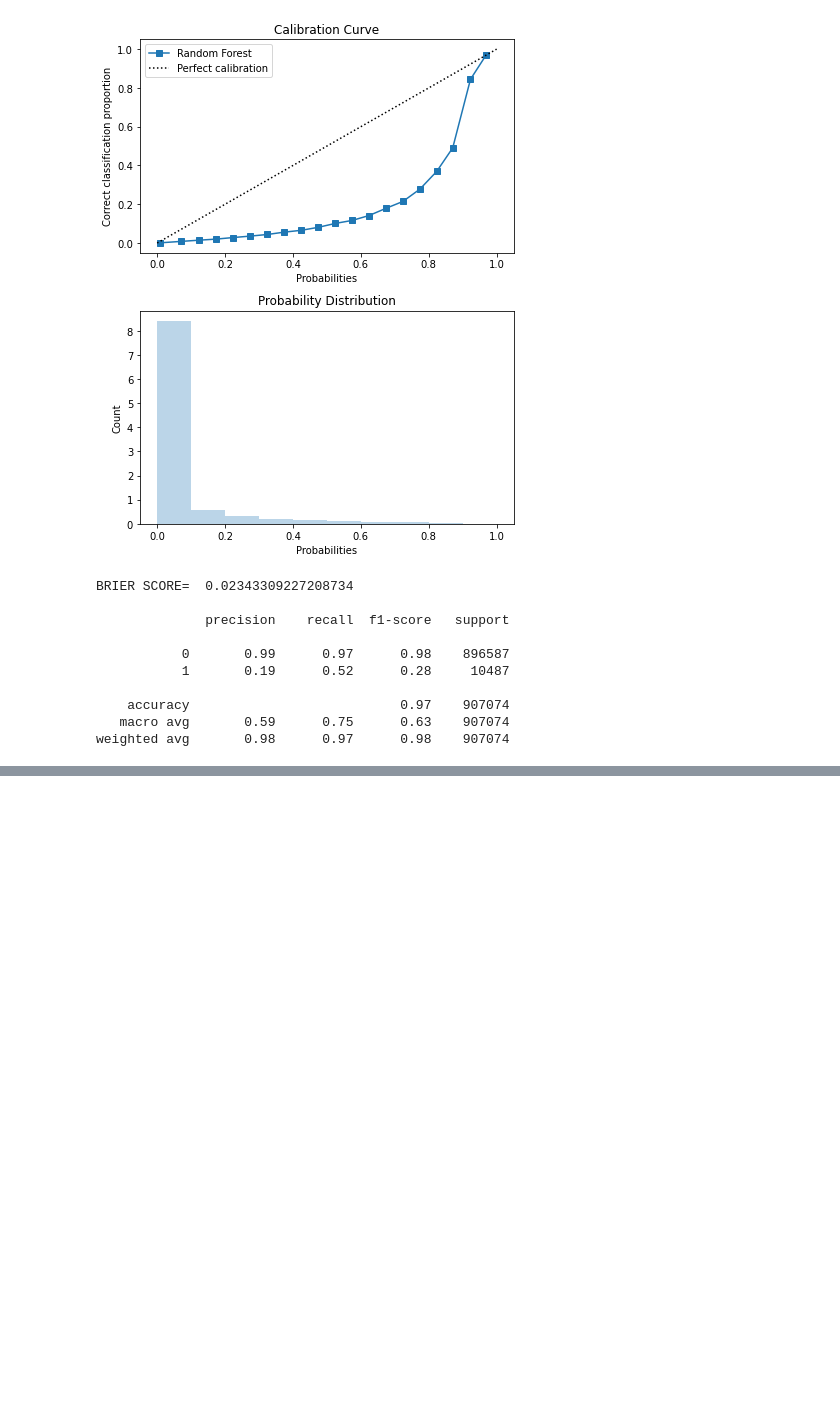
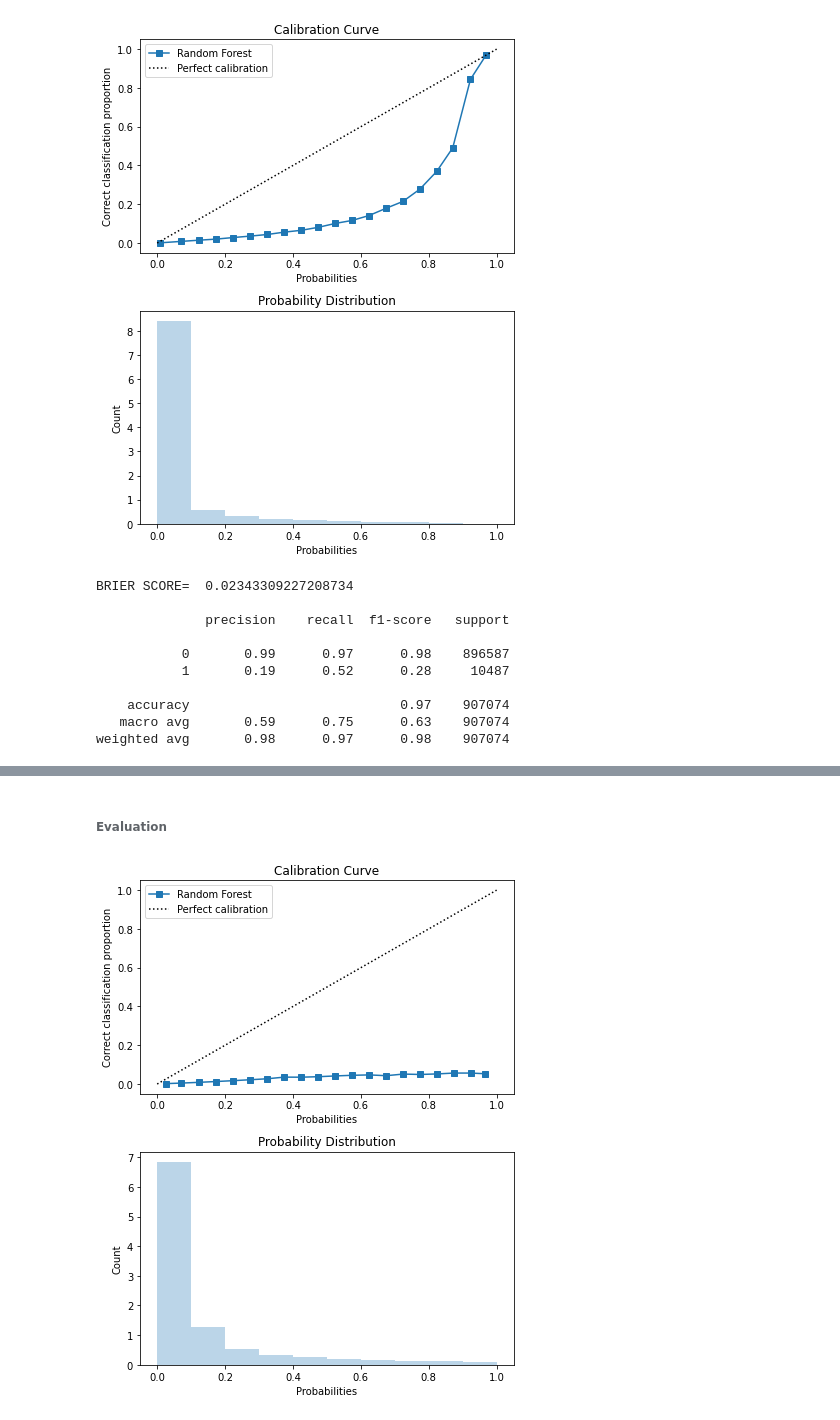
Before and after one commit to Laurajmoreno/ML_and_CRO, a Jupyter notebook: CLASSIFICATION_OPTIMIZATION_AND_GS_Random-Forest-with-fulldata-no-carrito-pedido .ipynb, the cells around one changed output, grey strips where cells are left out. Cells and saved outputs as stored; diff of their text form; code cells hidden in the pictures; blank space fills up the shorter version.

```diff
--- a/CLASSIFICATION_OPTIMIZATION_AND_GS_Random-Forest-with-fulldata-no-carrito-pedido .ipynb
+++ b/CLASSIFICATION_OPTIMIZATION_AND_GS_Random-Forest-with-fulldata-no-carrito-pedido .ipynb
@@ -3865,0 +3995,10 @@ pickle.dump(grid,open("CLF_gs_optimization_unimbal_calibrated_gstest.pickle","wb
+# %%
+# Data
+
+features=['ga:pageDepth','ga:sessionCount','ga:daysSinceLastSession','ga:productSKU',\
+          'month_sin','month_cos','dayofweek_sin','dayofweek_cos','hour_sin','hour_cos',\
+          'Source','Medium','ga:city','ga:deviceCategory','ga:operatingSystem','Returning_Visitor',\
+          'Product_price','Web_Discount','ga:pagePath','Detail_View','ga:landingPagePath']
+
+y=df['ga:productAddsToCart_transf']
+X=df[features]
@@ -3865,0 +4081,5 @@ pickle.dump(grid,open("CLF_gs_optimization_unimbal_calibrated_gstest.pickle","wb
+# %%
+%%time
+preprocess = pickle.load(open("preprocess.pickle","rb"))
+X_transf= preprocess.transform(X)
+print(X_transf.shape)
@@ -3865,0 +4090,5 @@ pickle.dump(grid,open("CLF_gs_optimization_unimbal_calibrated_gstest.pickle","wb
+# %%
+%%time
+feat_selection = pickle.load(open("feat_selection.pickle","rb"))
+X_transf_featsel = feat_selection.transform(X_transf)
+print(X_transf_featsel.shape)
@@ -3865,0 +4099,28 @@ pickle.dump(grid,open("CLF_gs_optimization_unimbal_calibrated_gstest.pickle","wb
+# %% [markdown]
+###### Evaluation
+# %%
+from sklearn.calibration import calibration_curve
+
+predictions = grid.predict(X_transf_featsel)
+probabilities = grid.predict_proba(X_transf_featsel)
+
+prob_true, prob_pred = calibration_curve(y, probabilities[:, 1], n_bins=20)
+
+fig, ax = plt.subplots(nrows=2,ncols=1, figsize=(6,2*3.84))
+
+ax[0].plot(prob_pred,prob_true, 's-', label='Random Forest')
+ax[0].plot([0,1],[0,1], 'k:', label='Perfect calibration')
+ax[0].set_ylabel('Correct classification proportion')
+ax[0].set_xlabel('Probabilities')
+ax[0].set_title('Calibration Curve')
+ax[0].legend()
+
+ax[1].hist(probabilities[:, 1],range=(0,1), bins=10, density=True, lw=2, alpha=0.3)
+ax[1].set_ylabel('Count')
+ax[1].set_xlabel('Probabilities')
+ax[1].set_title('Probability Distribution')
+
+plt.tight_layout()
+plt.show();
+# %% [output]
+[figure, added]
```
Also changed, not shown: parts of 32 cells of this notebook.
